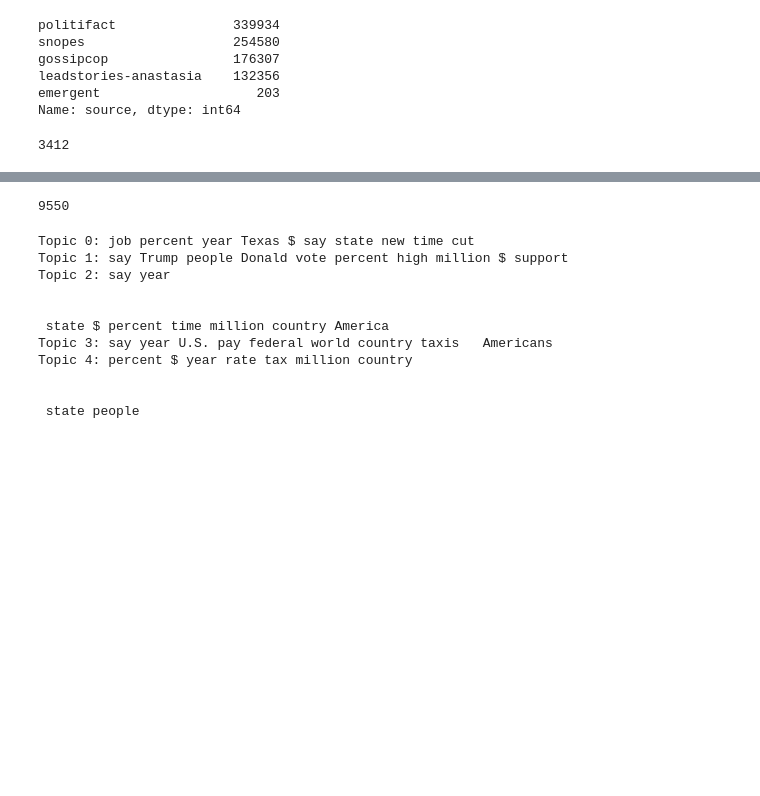
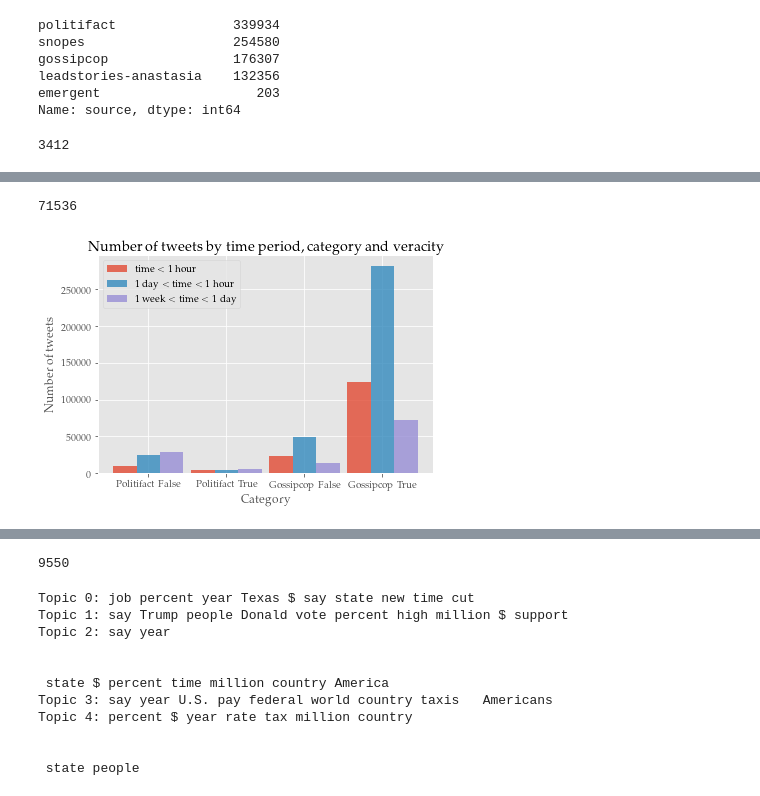
Before and after one commit to vtrikoupis/masters-thesis, a Jupyter notebook: PAN_dataset_processing.ipynb, the cells around one changed output, grey strips where cells are left out. Saved outputs shown, nothing was run; the diff lists cells and outputs as text; code cells hidden in the pictures; blank space fills up the shorter version.

```diff
--- a/PAN_dataset_processing.ipynb
+++ b/PAN_dataset_processing.ipynb
@@ -16,6 +16,18 @@ from gensim.models import LdaMulticore
 from datetime import datetime
 import numpy as np
 import matplotlib.pyplot as plt
+# %%
+plt.style.use('ggplot')
+plt.rcParams.update({
+    "text.usetex": True,
+    "font.family": "sans-serif",
+    "font.sans-serif": ["Helvetica"]})
+# for Palatino and other serif fonts use:
+plt.rcParams.update({
+    "text.usetex": True,
+    "font.family": "serif",
+    "font.serif": ["Palatino"],
+})
 # %%
 pan_dataset = pd.read_pickle('all_collected_users_en')
 true = pan_dataset[pan_dataset['claim_label']=='true']
@@ -121,10 +149,10 @@ def calculateVirality(tweet_groups):
                 if days == 0 and hours == 0 and minutes < 60:
                     tweets_shared_in_less_than_an_hour+=1
                 # took less than a day
-                if days == 0 and hours < 24:
+                elif days == 0 and hours < 24 and days == 0:
                     tweets_shared_in_less_than_a_day+=1
                 # took less than a week
-                if days < 7:
+                elif days < 7:
                     tweets_shared_in_less_than_a_week+=1
     return tweets_shared_in_less_than_an_hour, tweets_shared_in_less_than_a_day, tweets_shared_in_less_than_a_week
 # %%
@@ -132,3 +160,44 @@ pf_less_than_an_hour, pf_less_than_a_day, pf_less_than_a_week = calculateViralit
 pt_less_than_an_hour, pt_less_than_a_day, pt_less_than_a_week = calculateVirality(politifact_true_tweet_groups)
 gf_less_than_an_hour, gf_less_than_a_day, gf_less_than_a_week = calculateVirality(gossipcop_false_tweet_groups)
 gt_less_than_an_hour, gt_less_than_a_day, gt_less_than_a_week = calculateVirality(gossipcop_true_tweet_groups)
+# %%
+gt_less_than_a_week
+# %% [output]
+71536
+# %%
+n_groups = 4
+hour = (pf_less_than_an_hour, pt_less_than_an_hour, gf_less_than_an_hour, gt_less_than_an_hour)
+day = (pf_less_than_a_day, pt_less_than_a_day, gf_less_than_a_day, gt_less_than_a_day)
+week = (pf_less_than_a_week, pt_less_than_a_week, gf_less_than_a_week, gt_less_than_a_week)
+
+# create plot
+fig, ax = plt.subplots()
+index = np.arange(4)
+bar_width = 0.3
+opacity = 0.8
+
+rects1 = plt.bar(index, hour, bar_width,
+alpha=opacity,
+# color='b',
+label=r'time $<$ 1 hour ')
+
+rects2 = plt.bar(index + bar_width, day, bar_width,
+alpha=opacity,
+# color='g',
+label=r'1 day $<$ time $<$ 1 hour')
+
+rects3 = plt.bar(index + bar_width + bar_width, week, bar_width,
+alpha=opacity,
+# color='r',
+label=r'1 week  $<$ time  $<$ 1 day')
+
+plt.xlabel('Category')
+plt.ylabel('Number of tweets')
+plt.title('Number of tweets by time period, category and veracity')
+plt.xticks(index + bar_width, ('Politifact False', 'Politifact True', 'Gossipcop False', 'Gossipcop True'))
+plt.legend()
+
+# plt.tight_layout()
+plt.show()
+# %% [output]
+[figure, added]
```
Also changed, not shown: parts of 25 cells of this notebook.
